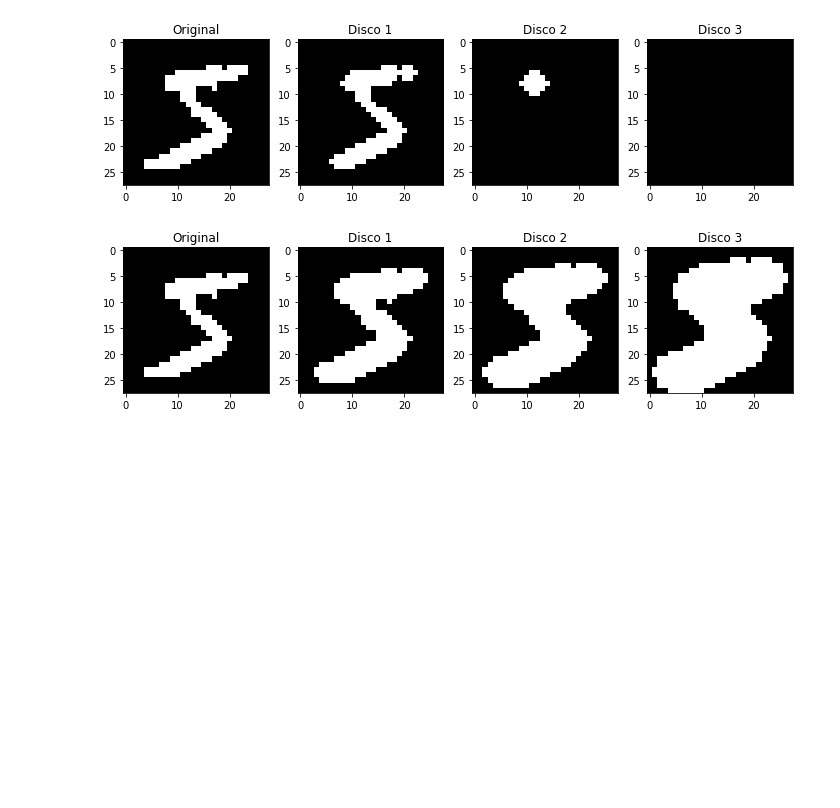
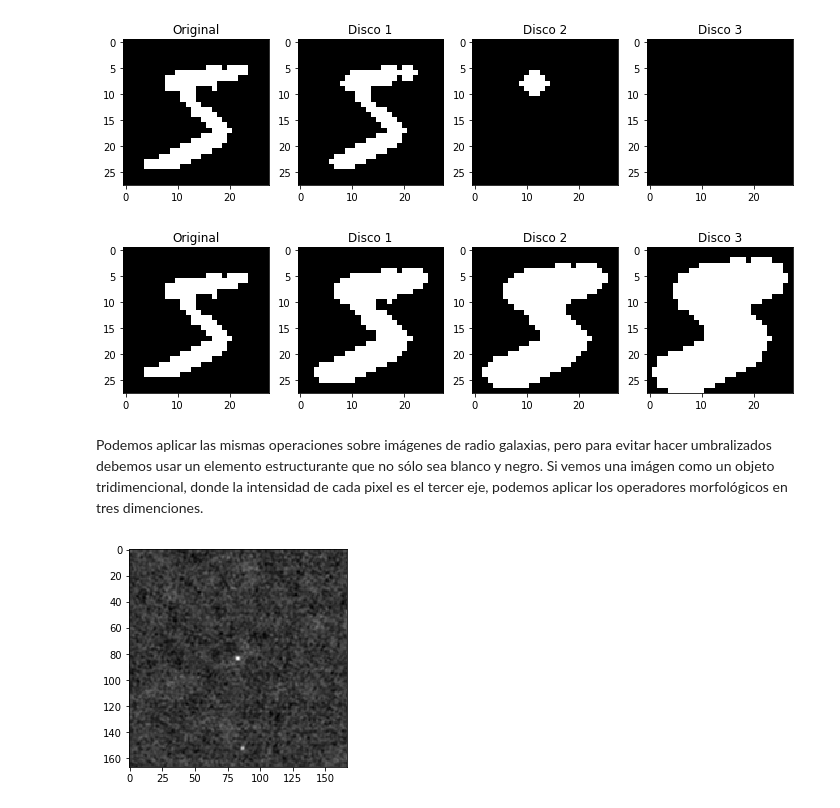
Before and after one commit to nottu/verano, a Jupyter notebook: notebook/morpho.ipynb, the cells around one changed output. Cells and saved outputs as stored; diff of their text form; code cells hidden in the pictures; blank space fills up the shorter version.

```diff
--- a/notebook/morpho.ipynb
+++ b/notebook/morpho.ipynb
@@ -65,3 +66,14 @@ for i in range(1, 4):
 plt.show()
 # %% [output]
 [figure]
+# %% [markdown]
+Podemos aplicar las mismas operaciones sobre imágenes de radio galaxias, pero para evitar hacer umbralizados debemos usar un elemento estructurante que no sólo sea blanco y negro. Si vemos una imágen como un objeto tridimencional, donde la intensidad de cada pixel es el tercer eje, podemos aplicar los operadores morfológicos en tres dimenciones.
+# %%
+fits_dir = '../imgs/first' #directorio donde tenemos imagenes FIRST
+from astropy.io import fits
+import skimage as sk
+im = fits.open('{0}/J103212+371025.fits'.format(fits_dir))
+plt.imshow(im[0].data, cmap='gray')
+plt.show()
+# %% [output]
+[figure, added]
```
Also changed, not shown: parts of 11 cells of this notebook.
